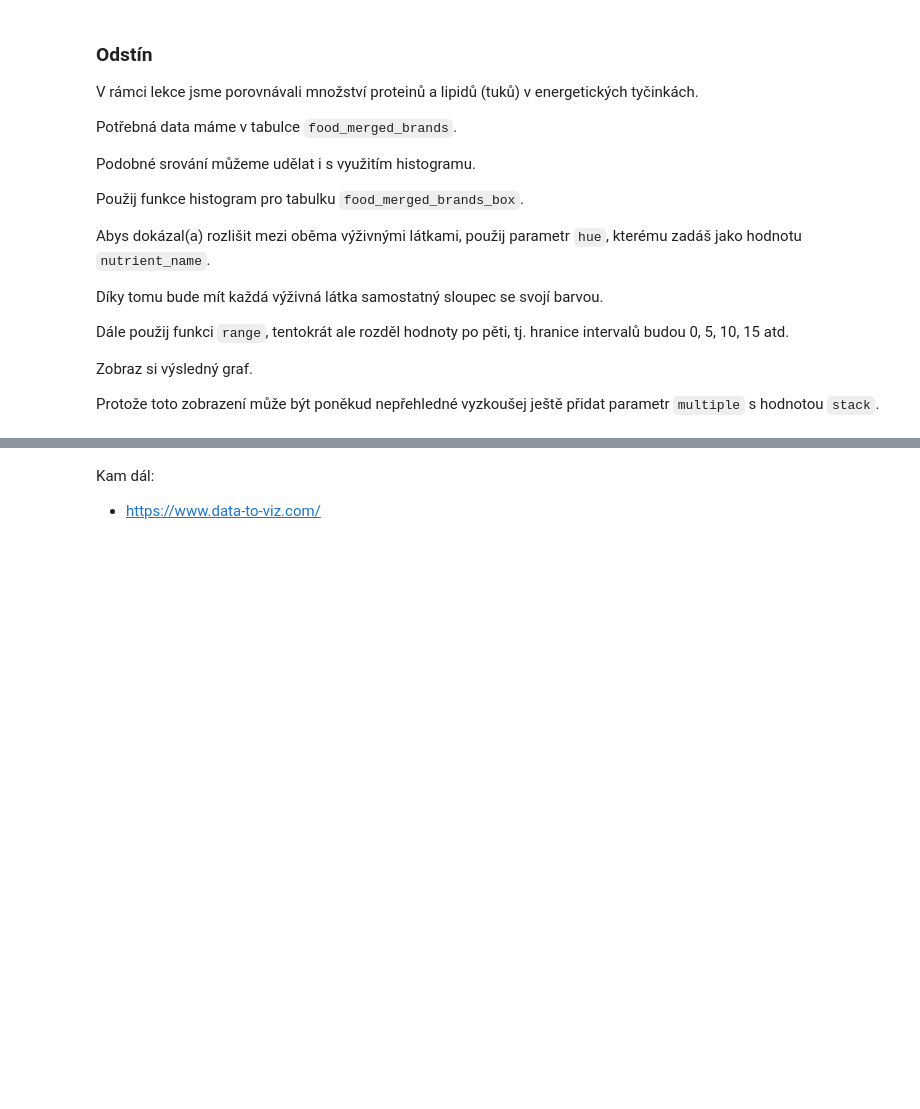
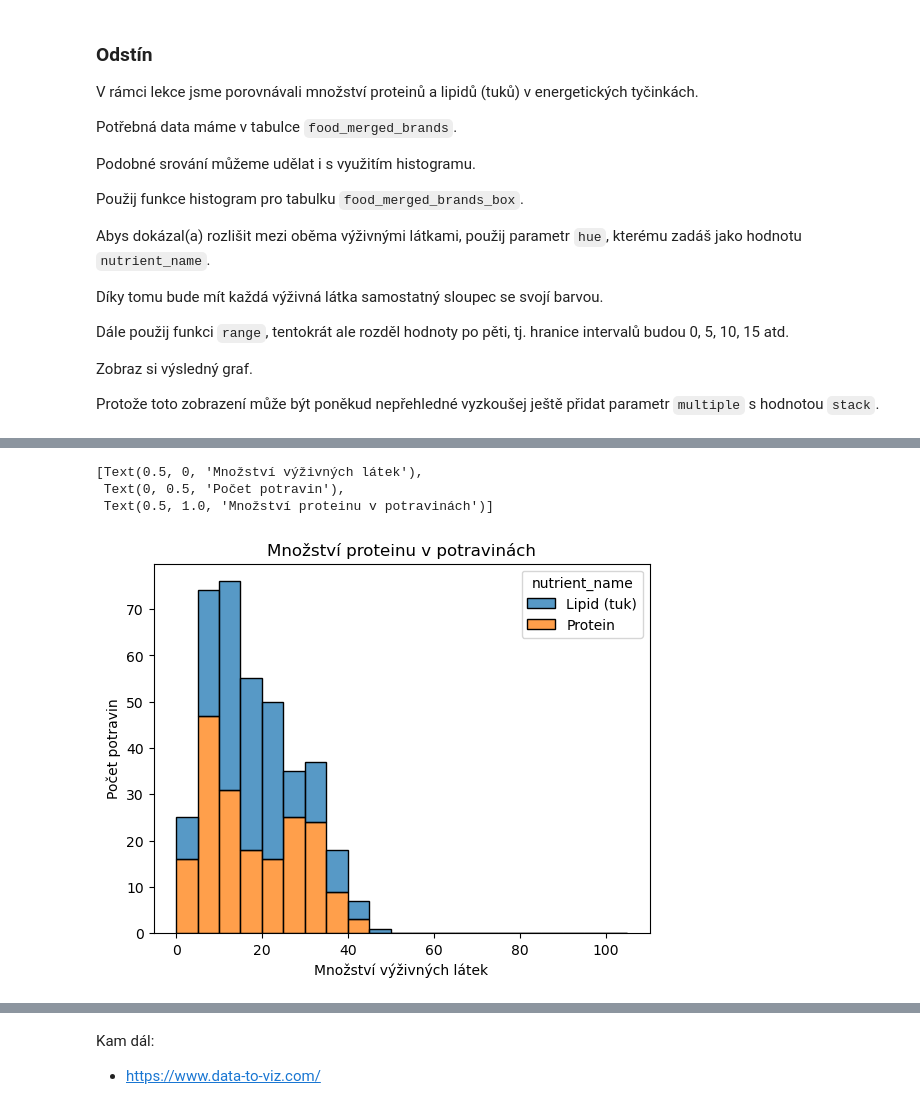
Before and after one commit to AnetaPopelova/czechitas-python-pro-datovou-analyzu-2024-02, a Jupyter notebook: notebooks/lekce-04/lekce-04.ipynb, the cells around one changed output, grey strips where cells are left out. Saved outputs shown, nothing was run; the diff lists cells and outputs as text; code cells hidden in the pictures; blank space fills up the shorter version.

```diff
--- a/notebooks/lekce-04/lekce-04.ipynb
+++ b/notebooks/lekce-04/lekce-04.ipynb
@@ -196,10 +148,10 @@ ax.set(
 ## Boxplot
 # %%
 food_merged_brands["nutrient_name"] = food_merged_brands["nutrient_name"].replace(
-    {"Total lipid (fat)": "Lipid (tuk)", "Protein": "Protein"}
+    {"Total lipid (fat)": "Lipid (tuk)"}
 )
 
-food_merged_brands_box = food_merged_brands[
-    (food_merged_brands["nutrient_name"].isin(["Protein", "Lipid (tuk)"]))
+food_merged_brands_box = food_merged_brands[(
+    food_merged_brands["nutrient_name"].isin(["Protein", "Lipid (tuk)"]))
     & (food_merged_brands["branded_food_category"] == "En. tyčinky")
-]
+    ]
@@ -253,0 +195,19 @@ Protože toto zobrazení může být poněkud nepřehledné vyzkoušej ještě p
+# %%
+ax = sns.histplot(
+    food_merged_brands_box,
+    x="amount",
+    bins=range(0, 110, 5),
+    hue="nutrient_name",
+    multiple="stack",
+)
+
+ax.set(
+    xlabel="Množství výživných látek",
+    ylabel="Počet potravin",
+    title="Množství proteinu v potravinách",
+)
+# %% [output]
+[Text(0.5, 0, 'Množství výživných látek'),
+ Text(0, 0.5, 'Počet potravin'),
+ Text(0.5, 1.0, 'Množství proteinu v potravinách')]
+[figure, added]
```
Also changed, not shown: parts of 19 cells of this notebook, 4 other files.
